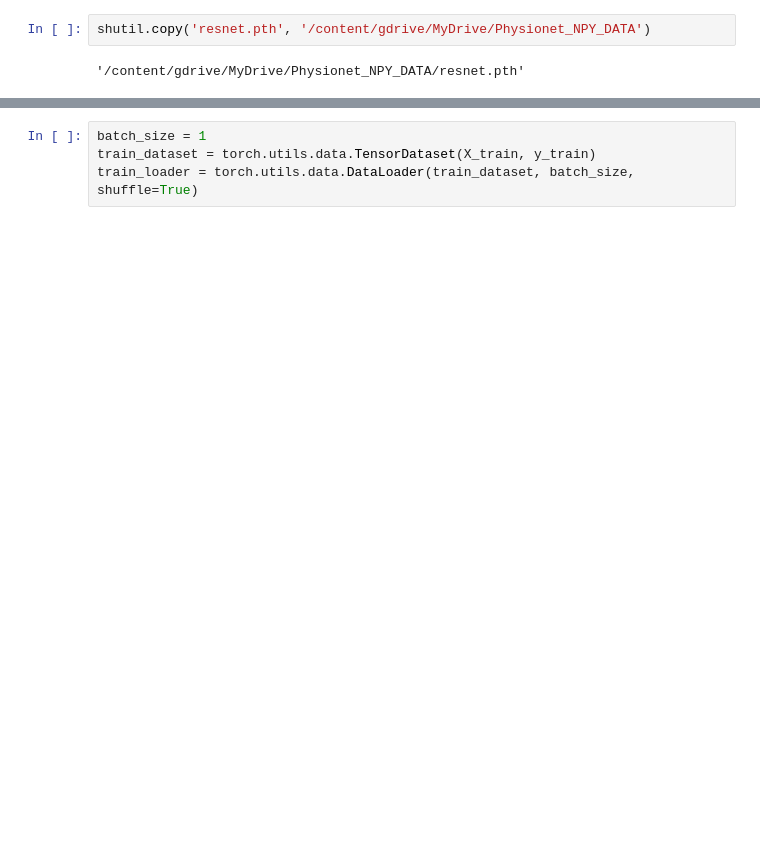
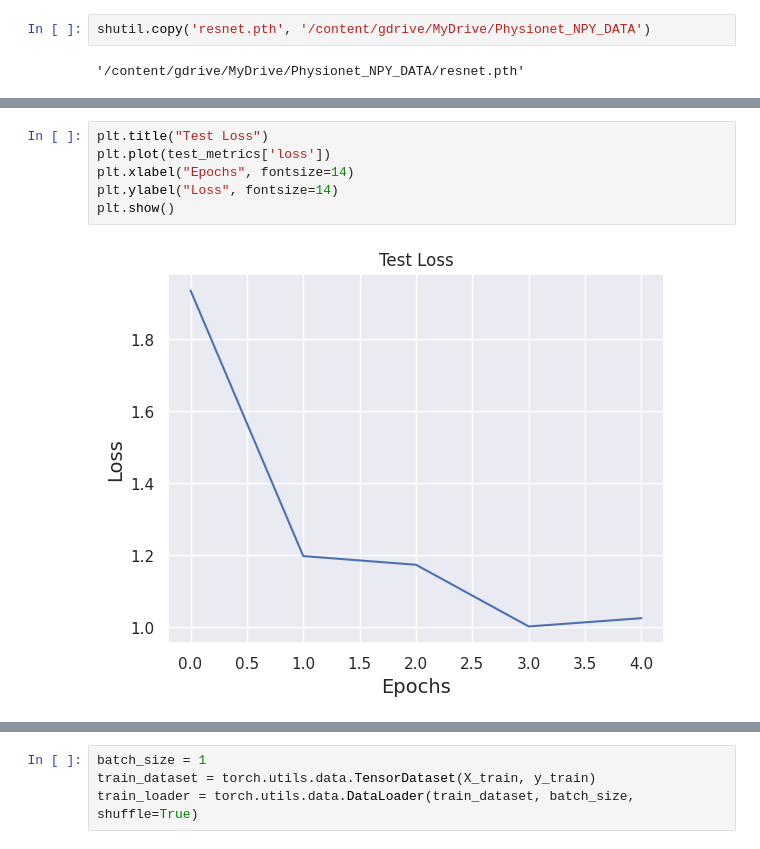
Before and after one commit to ahan-2000/Data_Security_Unlearning, a Jupyter notebook: Resnet_Pretrained_and_Fine_Tuned.ipynb, the cells around one changed output, grey strips where cells are left out. Drawn from its saved outputs; the diff is of its cells as text; blank space fills up the shorter version.

```diff
--- a/Resnet_Pretrained_and_Fine_Tuned.ipynb
+++ b/Resnet_Pretrained_and_Fine_Tuned.ipynb
@@ -463,0 +525,8 @@ shutil.copy('resnet.pth', '/content/gdrive/MyDrive/Physionet_NPY_DATA')
+# %%
+plt.title("Test Loss")
+plt.plot(test_metrics['loss'])
+plt.xlabel("Epochs", fontsize=14)
+plt.ylabel("Loss", fontsize=14)
+plt.show()
+# %% [output]
+[figure, added]
```
Also changed, not shown: parts of 115 cells of this notebook, 1 other file.
